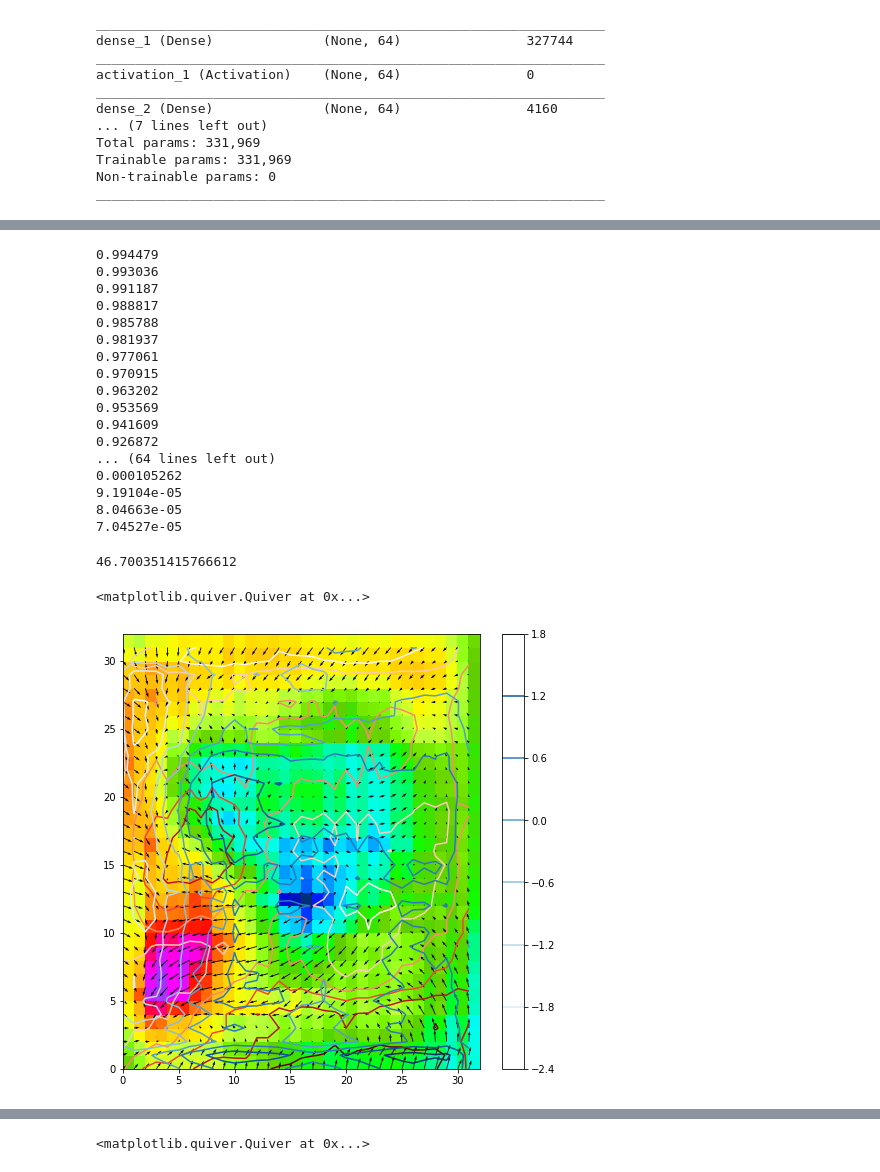
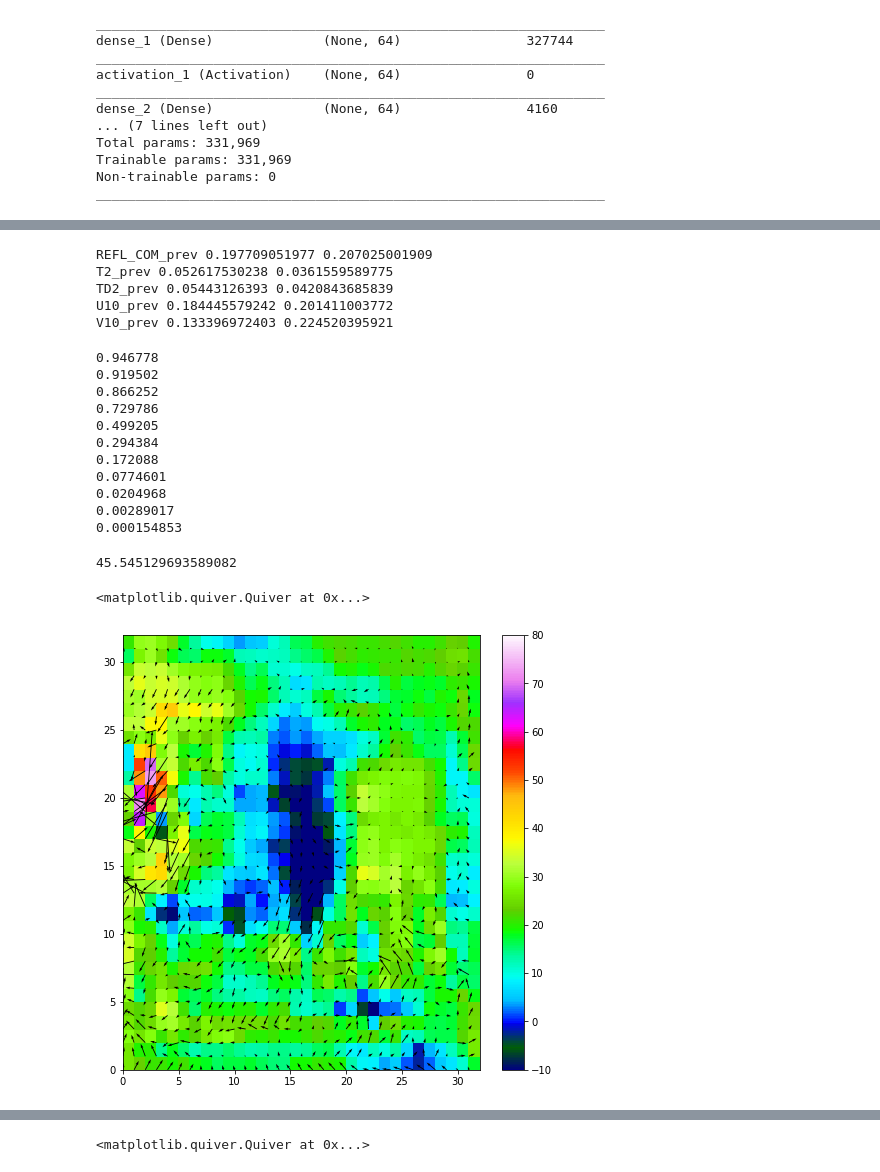
Before and after one commit to djgagne/swirlnet, a Jupyter notebook: notebooks/deep_swirl_tutorial.ipynb, the cells around one changed output, grey strips where cells are left out. Drawn from its saved outputs; the diff is of its cells as text; code cells hidden in the pictures.

```diff
--- a/notebooks/deep_swirl_tutorial.ipynb
+++ b/notebooks/deep_swirl_tutorial.ipynb
@@ -301,19 +329,21 @@ Epoch 10/10
 # %%
 conv_net_in = Input(shape=all_in_data.shape[1:])
-conv_net = Conv2D(16, (5, 5), padding="same")(conv_net_in)
-conv_net = Activation("elu")(conv_net)
+conv_net = Conv2D(8, (3, 3), padding="same")(conv_net_in)
+conv_net = Activation("relu")(conv_net)
 conv_net = AveragePooling2D()(conv_net)
-conv_net = Conv2D(32, (5, 5), padding="same")(conv_net)
-conv_net = Activation("elu")(conv_net)
+conv_net = Conv2D(16, (3, 3), padding="same")(conv_net)
+conv_net = Activation("relu")(conv_net)
 conv_net = AveragePooling2D()(conv_net)
-conv_net = Conv2D(64, (5, 5), padding="same")(conv_net)
-conv_net = Activation("elu")(conv_net)
+conv_net = Conv2D(24, (3, 3), padding="same")(conv_net)
+conv_net = Activation("relu")(conv_net)
 conv_net = AveragePooling2D()(conv_net)
+conv_net = Conv2D(32, (3, 3), padding="same")(conv_net)
+conv_net = Activation("relu")(conv_net)
 conv_net = Flatten()(conv_net)
 conv_net = Dense(1)(conv_net)
 conv_net = Activation("sigmoid")(conv_net)
 conv_model = Model(conv_net_in, conv_net)
-opt = Adam(lr=0.0001)
+opt = Adam(lr=0.001)
 conv_model.compile(opt, "mse")
 # %%
 conv_model.summary()
@@ -340,6 +370,6 @@ SVG(model_to_dot(conv_model, show_shapes=True, show_layer_names=False,rankdir="T
 # %% [output]
 [drawing not drawn]
 # %%
-conv_model.fit(norm_in_data[train_indices], vort_labels[train_indices], batch_size=128, epochs=10, verbose=2)
+conv_hist = conv_model.fit(norm_in_data[train_indices], vort_labels[train_indices], batch_size=128, epochs=10, verbose=2)
 # %% [output]
 Epoch 1/10
@@ -382,3 +477,14 @@ print(conv_bss, dense_bss)
+# %%
+dense_mean_scores = dense_imp_scores.mean(axis=1)
+conv_mean_scores = conv_imp_scores.mean(axis=1)
+for v, var in enumerate(in_vars):
+    print(var, dense_mean_scores[v], conv_mean_scores[v])
+# %% [output]
+REFL_COM_prev 0.197709051977 0.207025001909
+T2_prev 0.052617530238 0.0361559589775
+TD2_prev 0.05443126393 0.0420843685839
+U10_prev 0.184445579242 0.201411003772
+V10_prev 0.133396972403 0.224520395921
 # %%
 out_diff = K.abs(conv_model.output - 1)
 grad = K.gradients(out_diff, [conv_model.input])[0]
@@ -386,42 +492,36 @@ grad /= K.maximum(K.std(grad), K.epsilon())
 iterate = K.function([conv_model.input, K.learning_phase()],
                          [out_diff, grad])
 input_img_data = np.zeros((1, 32, 32, len(in_vars)))
-for i in range(80):
+for i in range(11):
     out_loss, out_grad = iterate([input_img_data, 0])
-    input_img_data -= out_grad * 0.01
+    input_img_data -= out_grad * 0.1
     print(out_loss[0,0])
 # %% [output]
-0.994479
-0.993036
-0.991187
-0.988817
-0.985788
-0.981937
-0.977061
-0.970915
-0.963202
-0.953569
-0.941609
-0.926872
-... (64 lines left out)
-0.000105262
-9.19104e-05
-8.04663e-05
-7.04527e-05
+0.946778
+0.919502
+0.866252
+0.729786
+0.499205
+0.294384
+0.172088
+0.0774601
+0.0204968
+0.00289017
+0.000154853
 # %%
 input_img_data[0, :, :, 0].max() * scaling_values.loc[0, "std"] + scaling_values.loc[0, "mean"]
 # %% [output]
-46.700351415766612
+45.545129693589082
 # %%
 plt.figure(figsize=(8, 8))
 plt.pcolormesh(input_img_data[0, :, :, 0] * scaling_values.loc[0, "std"] + scaling_values.loc[0, "mean"],
                vmin=-10, vmax=80, cmap="gist_ncar")
-plt.contour(input_img_data[0, :, :, 1], cmap="Reds")
-plt.contour(input_img_data[0, :, :, 2], cmap="Blues")
+#plt.contour(input_img_data[0, :, :, 1], cmap="Reds")
+#plt.contour(input_img_data[0, :, :, 2], cmap="Blues")
 
 #plt.contour(gaussian_filter(input_img_data[0, :, :, 3], 1), vmin=-4, vmax=4, cmap="Greens")
 plt.colorbar()
 plt.quiver(input_img_data[0, :, :, 3], input_img_data[0, :, :, 4])
 # %% [output]
 <matplotlib.quiver.Quiver at 0x...>
-[figure, old version]
+[figure, new version]
```
Also changed, not shown: parts of 16 cells of this notebook.
